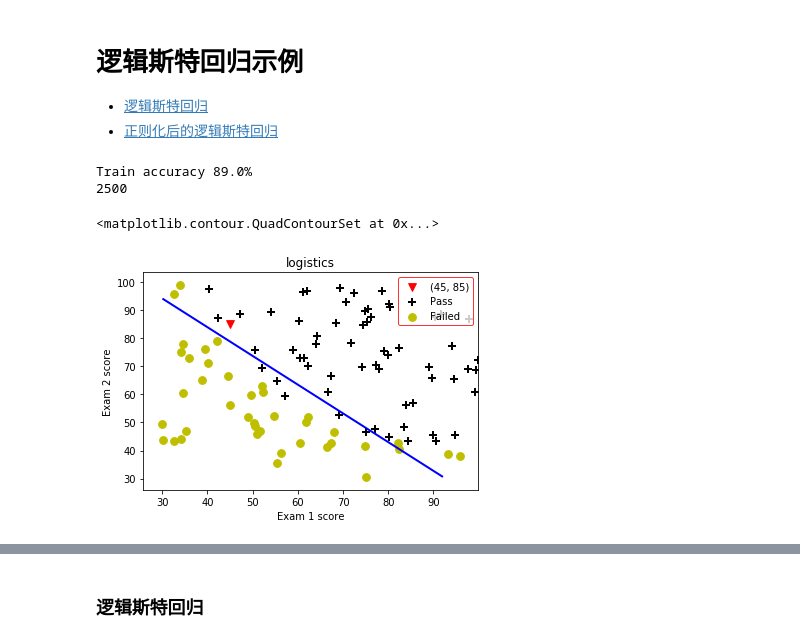
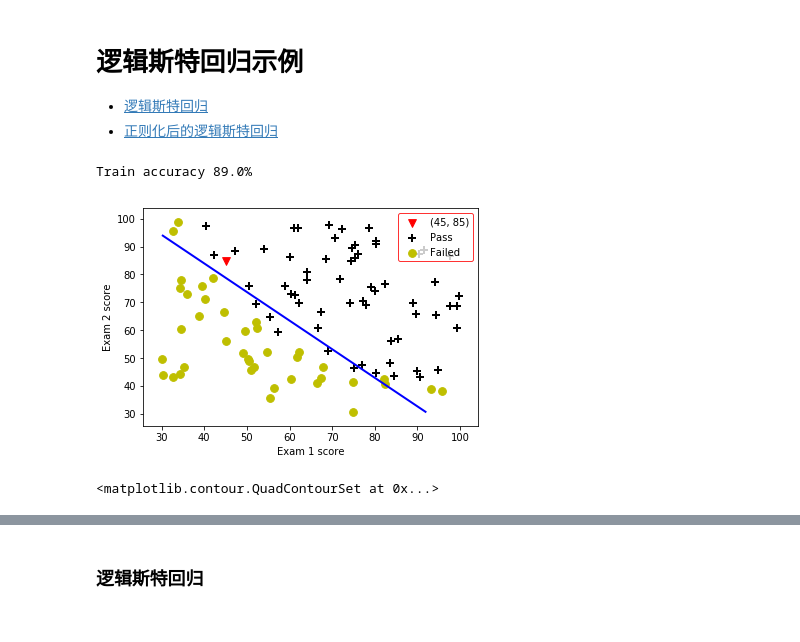
Before and after one commit to shaocj/ML, a Jupyter notebook: 5/logistic_regression_example.ipynb, the cells around one changed output, grey strips where cells are left out. Saved outputs shown, nothing was run; the diff lists cells and outputs as text; code cells hidden in the pictures.

```diff
--- a/5/logistic_regression_example.ipynb
+++ b/5/logistic_regression_example.ipynb
@@ -15,7 +15,7 @@ def loaddata(file, delimeter):
     return(data)
 data = loaddata('data1.txt',',')
 #print(type(data))
-def plotData(data, label_x, label_y, label_pos, label_neg, title,axes=None):
+def plotData(data, label_x, label_y, label_pos, label_neg,axes=None):
     # 获得正负样本的下标(即哪些是正样本，哪些是负样本)
     neg = data[:,2] == 0
     pos = data[:,2] == 1
@@ -23,17 +23,27 @@ def plotData(data, label_x, label_y, label_pos, label_neg, title,axes=None):
 
     if axes == None:
         axes = plt.gca()
+    # 第一种画法
     axes.scatter(data[pos][:,0], data[pos][:,1], marker='+', c='k',s=60,  linewidth=2, label=label_pos)
     #print(data[pos][:,0])
     axes.scatter(data[neg][:,0], data[neg][:,1], c='y', s=60, label=label_neg)
     #print(data[pos][:,1])
     axes.set_xlabel(label_x)
     axes.set_ylabel(label_y)
-    axes.set_title(title)
+    #axes.set_title(title)
     axes.legend(frameon= True, fancybox = True,edgecolor = 'r')
-    #axes.legend()
-    #plt.grid()
-    #plt.show()
+#     ## 第二种画法
+#     plt.scatter(data[pos][:,0], data[pos][:,1], marker='+', c='k',s=60,  linewidth=2, label=label_pos)
+#     #print(data[pos][:,0])
+#     plt.scatter(data[neg][:,0], data[neg][:,1], c='y', s=60, label=label_neg)
+#     #print(data[pos][:,1])
+#     plt.xlabel(label_x)
+#     plt.ylabel(label_y)
+#     plt.title(title)
+#     plt.legend(frameon= True, fancybox = True,edgecolor = 'r')
+#     #axes.legend()
+#     #plt.grid()
+    plt.show()
 X = np.c_[np.ones((data.shape[0],1)), data[:,0:2]]#这里第一列全列为1是灵x0为1
 #y = np.c_[data[:,2]]
 y = np.c_[data[:,2]]
@@ -73,44 +83,47 @@ def gradient(theta, X, y):
     #print(grad.flatten())
     return(grad.flatten())
 #print(X.shape)
 initial_theta = np.zeros(X.shape[1])
 #print(initial_theta.shape)
 #cost = costFunction(initial_theta, X, y)
 #grad = gradient(initial_theta, X, y)
 #print('Cost: \n', cost)
 #print('Grad: \n', grad)
 
 
 #最小化损失函数(梯度下降)
 res = minimize(costFunction, initial_theta, args=(X,y), method=None, jac=gradient, options={'maxiter':400})
-#res
+#print(res)
+
+#求通过考试概率
 def predict(theta, X, threshold=0.5):
     p = sigmoid(X.dot(theta.T)) >= threshold
     return(p.astype('int'))
 # 第一门课45分，第二门课85分的同学
 # 咱们对他做个预测，拿到通过考试的概率
-sigmoid(np.array([1, 45, 85]).dot(res.x.T))
+#P=sigmoid(np.array([1, 45, 85]).dot(res.x.T))
+#print(P)
+#print(res.x.T.shape)
 p = predict(res.x, X)
 print('Train accuracy {}%'.format(100*sum(p == y.ravel())/p.size))
 
-
+##画出分界线
 plt.scatter(45, 85, s=60, c='r', marker='v', label='(45, 85)')
-plotData(data, 'Exam 1 score', 'Exam 2 score', 'Pass', 'Failed','logistics')
-x1_min, x1_max =min(X[:,1]), X[:,1].max(),
+plotData(data, 'Exam 1 score', 'Exam 2 score', 'Pass', 'Failed')
+x1_min, x1_max =X[:,1].min(), X[:,1].max(),
 x2_min, x2_max = X[:,2].min(), X[:,2].max(),
 xx1, xx2 = np.meshgrid(np.linspace(x1_min, x1_max), np.linspace(x2_min, x2_max))
 
 h = sigmoid(np.c_[np.ones((xx1.ravel().shape[0],1)), xx1.ravel(), xx2.ravel()].dot(res.x))
-#print(np.c_[np.ones((xx1.ravel().shape[0],1)), xx1.ravel(), xx2.ravel()].shape)
-print(h.size)
+# print(np.c_[np.ones((xx1.ravel().shape[0],1)), xx1.ravel(), xx2.ravel()].shape)
+# print(h.size)
 h = h.reshape(xx1.shape)
-#print(h.shape)
+# print(h.shape)
 plt.contour(xx1, xx2, h, [0.5], linewidths=2, colors='b')
 # %% [output]
 Train accuracy 89.0%
-2500
+[figure, new version]
 <matplotlib.contour.QuadContourSet at 0x...>
-[figure, old version]
 # %%
 #### 加正则化的逻辑回归
 import numpy as np
```
Also changed, not shown: parts of 1 cell of this notebook.
